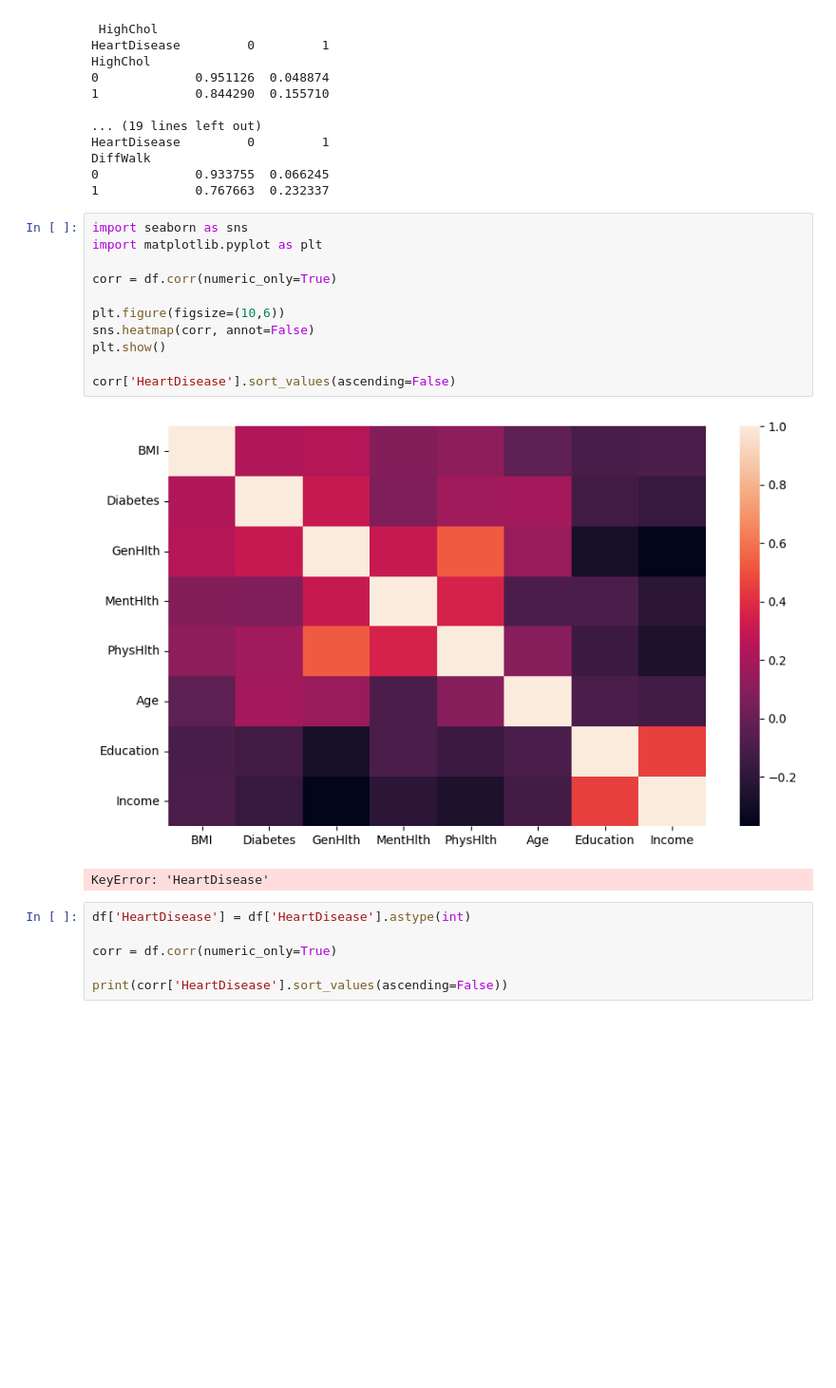
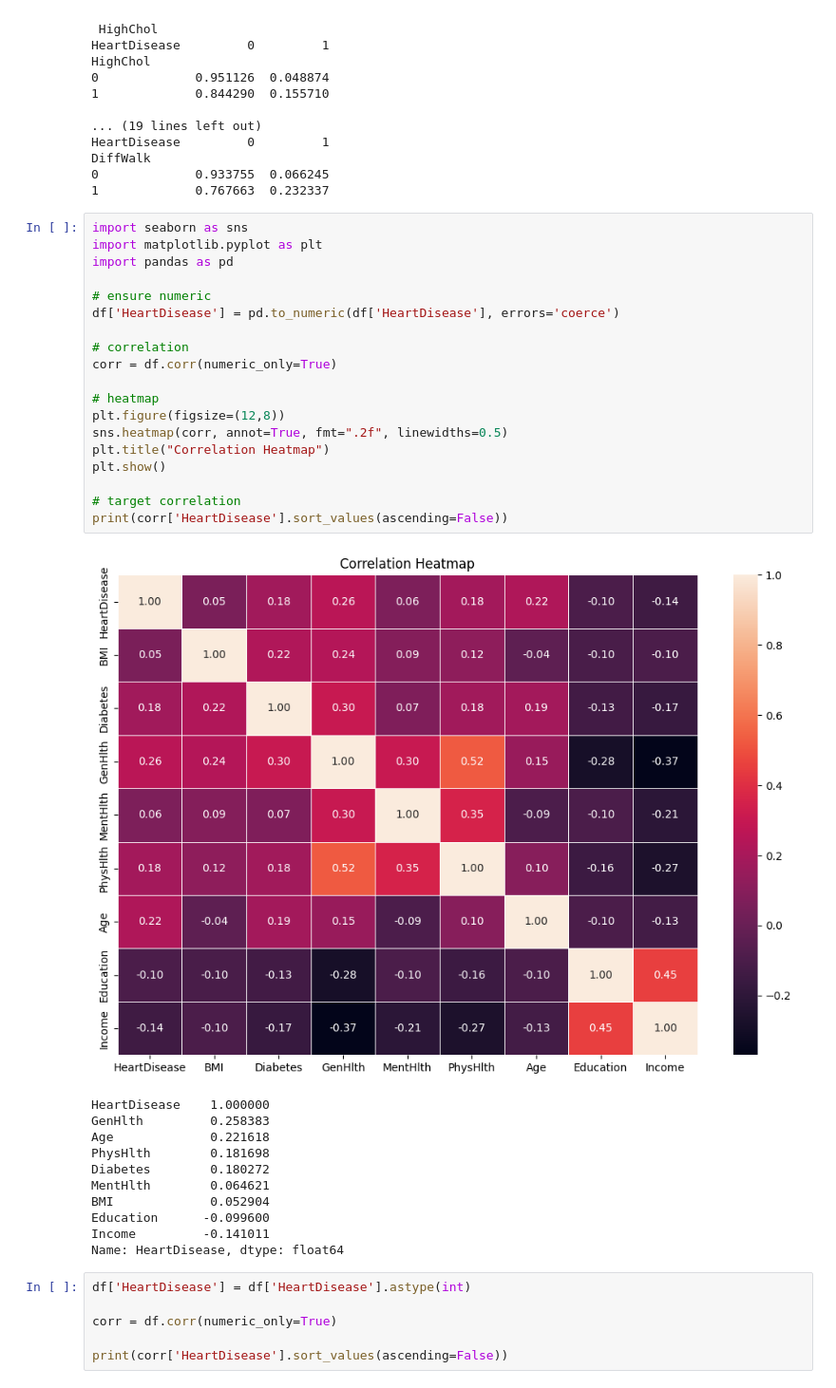
Before and after one commit to shivatyagi278/Analyse-Health-and-Demographic-Data-to-identify-common-traits-leading-to-Heart-Disease, a Jupyter notebook: main.ipynb, the cells around one changed output. Shown at 95% size. Saved outputs shown, nothing was run; the diff lists cells and outputs as text; blank space fills up the shorter version.

Commit message:
Add files via upload
Fixed correlation issue, added EDA insights, improved heatmap visualization, and cleaned dataset for healthcare analytics project

```diff
--- a/main.ipynb
+++ b/main.ipynb
@@ -121,17 +121,34 @@ DiffWalk
 # %%
 import seaborn as sns
 import matplotlib.pyplot as plt
+import pandas as pd
 
+# ensure numeric
+df['HeartDisease'] = pd.to_numeric(df['HeartDisease'], errors='coerce')
+
+# correlation
 corr = df.corr(numeric_only=True)
 
-plt.figure(figsize=(10,6))
-sns.heatmap(corr, annot=False)
+# heatmap
+plt.figure(figsize=(12,8))
+sns.heatmap(corr, annot=True, fmt=".2f", linewidths=0.5)
+plt.title("Correlation Heatmap")
 plt.show()
 
-corr['HeartDisease'].sort_values(ascending=False)
+# target correlation
+print(corr['HeartDisease'].sort_values(ascending=False))
 # %% [output]
-[figure, old version]
+[figure, new version]
-KeyError: 'HeartDisease'
+HeartDisease    1.000000
+GenHlth         0.258383
+Age             0.221618
+PhysHlth        0.181698
+Diabetes        0.180272
+MentHlth        0.064621
+BMI             0.052904
+Education      -0.099600
+Income         -0.141011
+Name: HeartDisease, dtype: float64
 # %%
 df['HeartDisease'] = df['HeartDisease'].astype(int)
 
```
Also changed, not shown: parts of 1 cell of this notebook.
